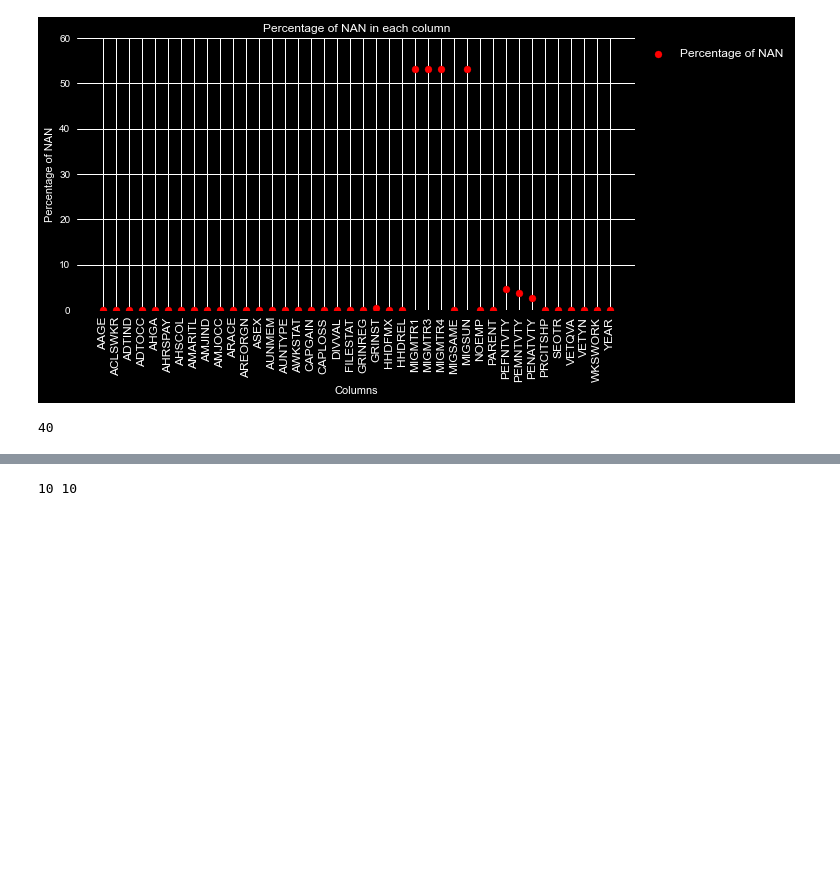
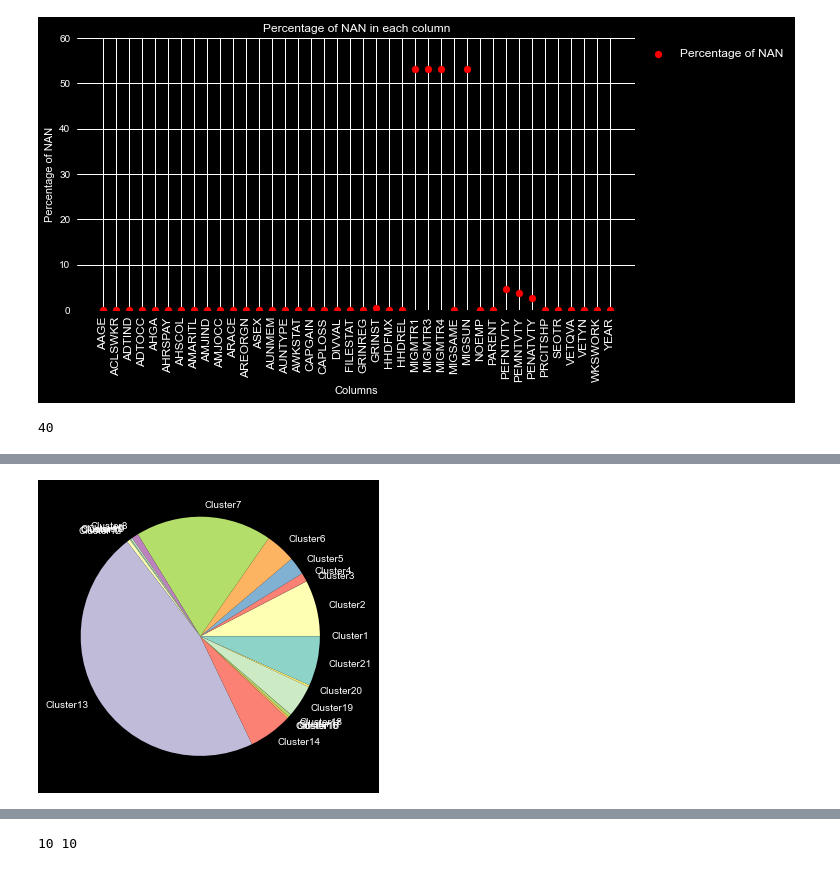
Before and after one commit to PritishWadhwa/ML-Assignments, a Jupyter notebook: Assignment3/Q1.ipynb, the cells around one changed output, grey strips where cells are left out. Saved outputs shown, nothing was run; the diff lists cells and outputs as text; code cells hidden in the pictures; blank space fills up the shorter version.

```diff
--- a/Assignment3/Q1.ipynb
+++ b/Assignment3/Q1.ipynb
@@ -613,0 +1009,11 @@ len(moreThan50k.columns)
+# %%
+preds = kmed.predict(finalData50kss)
+# %%
+predClusters = [0 for i in range(21)]
+for i in preds:
+    predClusters[i] += 1
+# %%
+plt.pie(predClusters, labels = titles)
+plt.show()
+# %% [output]
+[figure, added]
```
Also changed, not shown: parts of 106 cells of this notebook, 2 other files.
